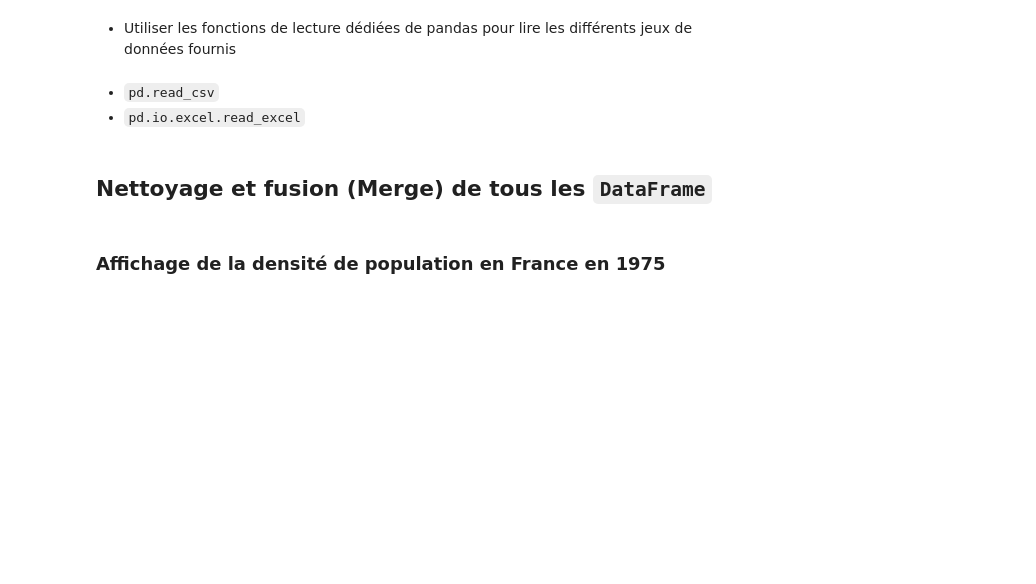
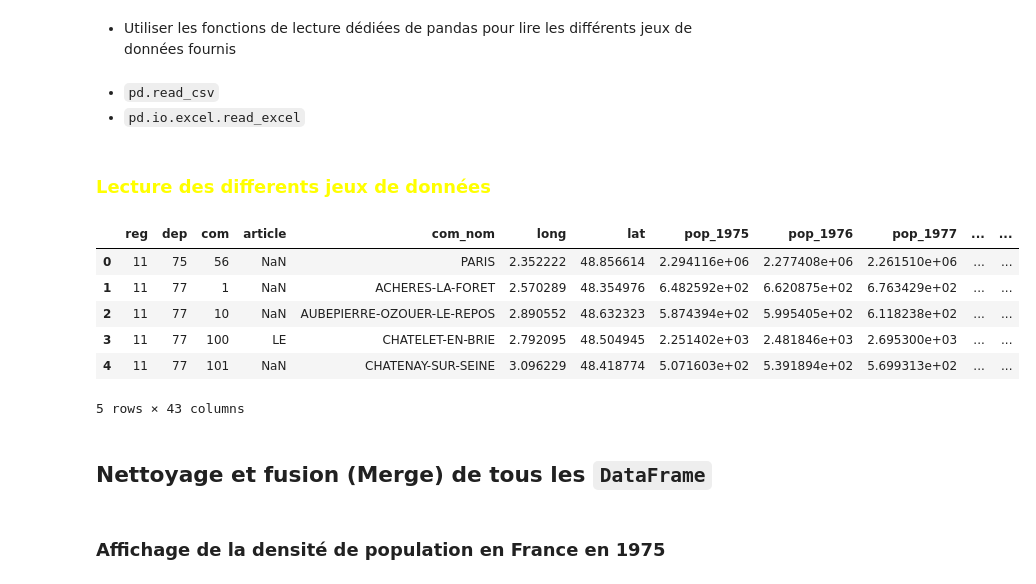
Before and after one commit to akai-code/tp_de, a Jupyter notebook: TP3-2023_base.ipynb, the cells around one changed output. Cells and saved outputs as stored; diff of their text form; code cells hidden in the pictures; blank space fills up the shorter version.

Commit message:
Lecture de fichiers validé

```diff
--- a/TP3-2023_base.ipynb
+++ b/TP3-2023_base.ipynb
@@ -43,3 +45,16 @@ Image('communes.png')
 # %% [markdown]
 + `pd.read_csv`
 + `pd.io.excel.read_excel`
+# %% [markdown]
+### <font color="yellow">Lecture des differents jeux de données</font>
+# %%
+df_comm1_1 = pd.read_csv('commune1_part1.csv')
+df_comm1_1.head()
+# %% [output]
+|  | reg | dep | com | article | com_nom | long | lat | pop_1975 | pop_1976 | pop_1977 | ... | ... |
+| 0 | 11 | 75 | 56 | NaN | PARIS | 2.352222 | 48.856614 | 2.294116e+06 | 2.277408e+06 | 2.261510e+06 | ... | ... |
+| 1 | 11 | 77 | 1 | NaN | ACHERES-LA-FORET | 2.570289 | 48.354976 | 6.482592e+02 | 6.620875e+02 | 6.763429e+02 | ... | ... |
+| 2 | 11 | 77 | 10 | NaN | AUBEPIERRE-OZOUER-LE-REPOS | 2.890552 | 48.632323 | 5.874394e+02 | 5.995405e+02 | 6.118238e+02 | ... | ... |
+| 3 | 11 | 77 | 100 | LE | CHATELET-EN-BRIE | 2.792095 | 48.504945 | 2.251402e+03 | 2.481846e+03 | 2.695300e+03 | ... | ... |
+| 4 | 11 | 77 | 101 | NaN | CHATENAY-SUR-SEINE | 3.096229 | 48.418774 | 5.071603e+02 | 5.391894e+02 | 5.699313e+02 | ... | ... |
+5 rows × 43 columns
```
Also changed, not shown: parts of 2 cells of this notebook.
